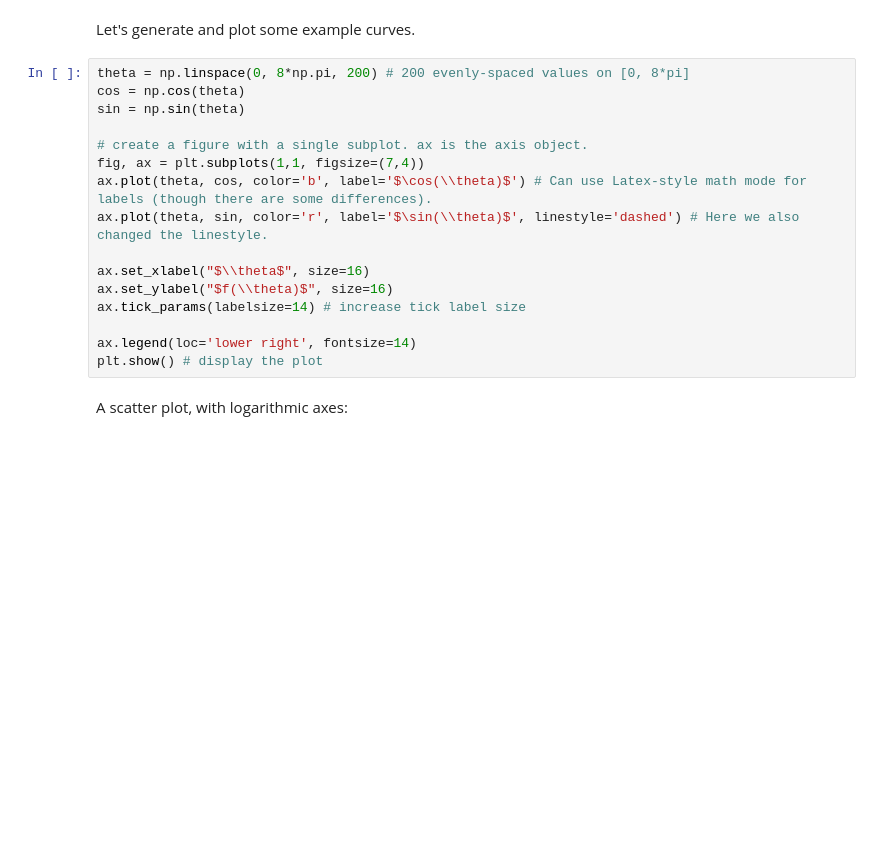
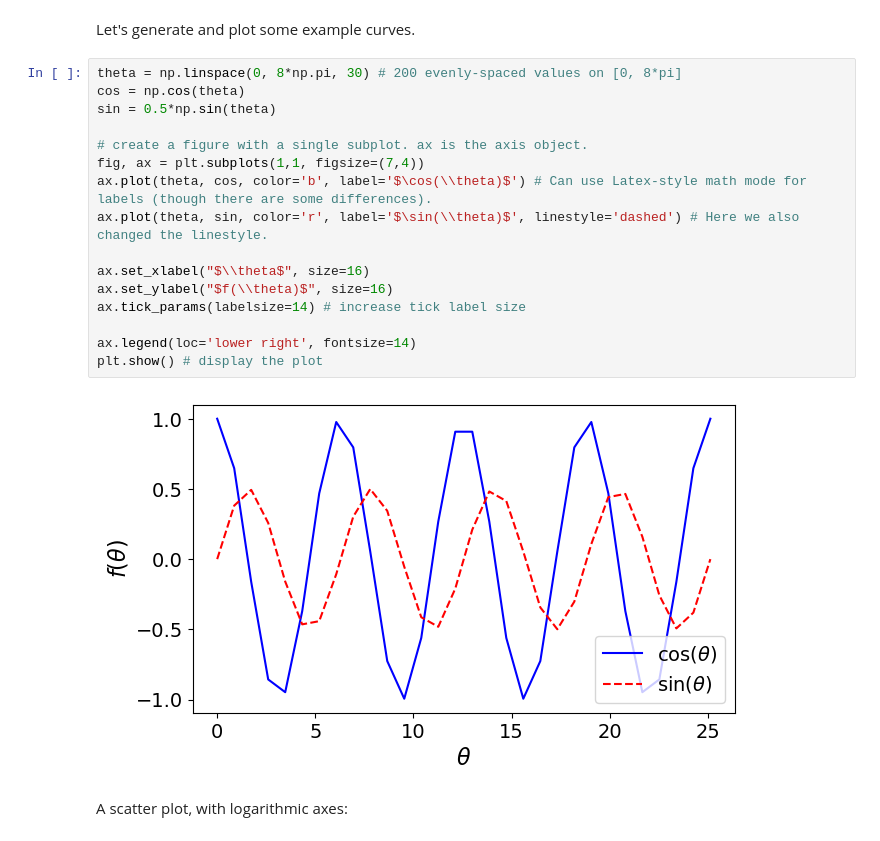
Before and after one commit to chr1shr/math514, a Jupyter notebook: tutorial/py_tutorial.ipynb, the cells around one changed output. Drawn from its saved outputs; the diff is of its cells as text; blank space fills up the shorter version.

```diff
--- a/tutorial/py_tutorial.ipynb
+++ b/tutorial/py_tutorial.ipynb
@@ -323,21 +504,23 @@ import matplotlib.pyplot as plt
 # %% [markdown]
 Let's generate and plot some example curves.
 # %%
-theta = np.linspace(0, 8*np.pi, 200) # 200 evenly-spaced values on [0, 8*pi]
+theta = np.linspace(0, 8*np.pi, 30) # 200 evenly-spaced values on [0, 8*pi]
 cos = np.cos(theta)
-sin = np.sin(theta)
+sin = 0.5*np.sin(theta)
 
 # create a figure with a single subplot. ax is the axis object.
 fig, ax = plt.subplots(1,1, figsize=(7,4))
 ax.plot(theta, cos, color='b', label='$\cos(\\theta)$') # Can use Latex-style math mode for labels (though there are some differences).
 ax.plot(theta, sin, color='r', label='$\sin(\\theta)$', linestyle='dashed') # Here we also changed the linestyle.
 
 ax.set_xlabel("$\\theta$", size=16)
 ax.set_ylabel("$f(\\theta)$", size=16)
 ax.tick_params(labelsize=14) # increase tick label size
 
 ax.legend(loc='lower right', fontsize=14)
 plt.show() # display the plot
+# %% [output]
+[figure, added]
 # %% [markdown]
 A scatter plot, with logarithmic axes:
 # %%
```
Also changed, not shown: parts of 25 cells of this notebook, 1 other file.
